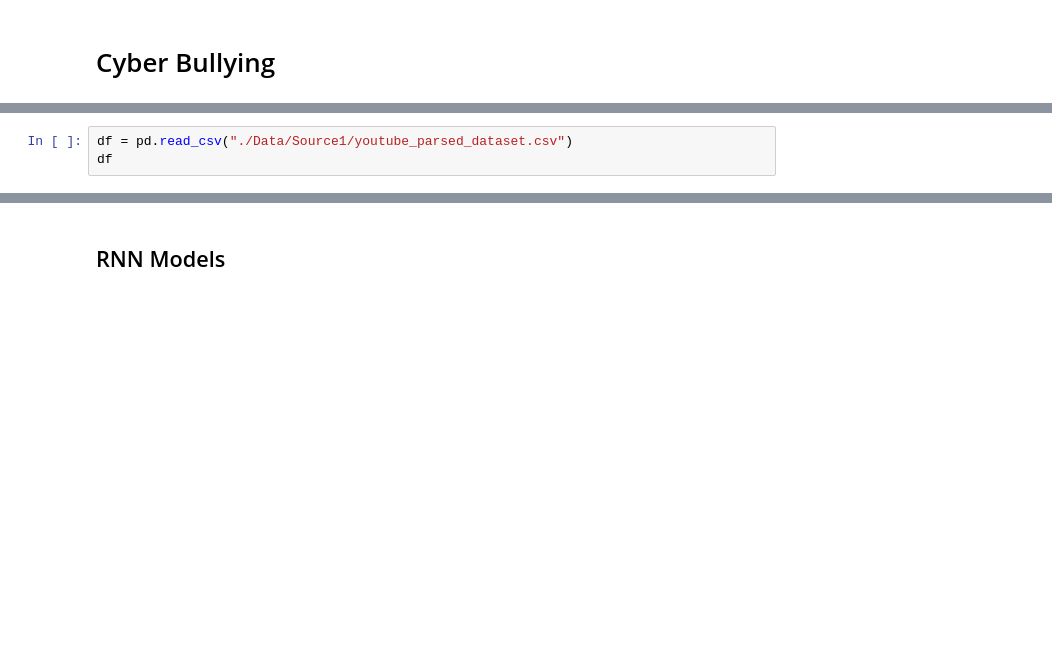
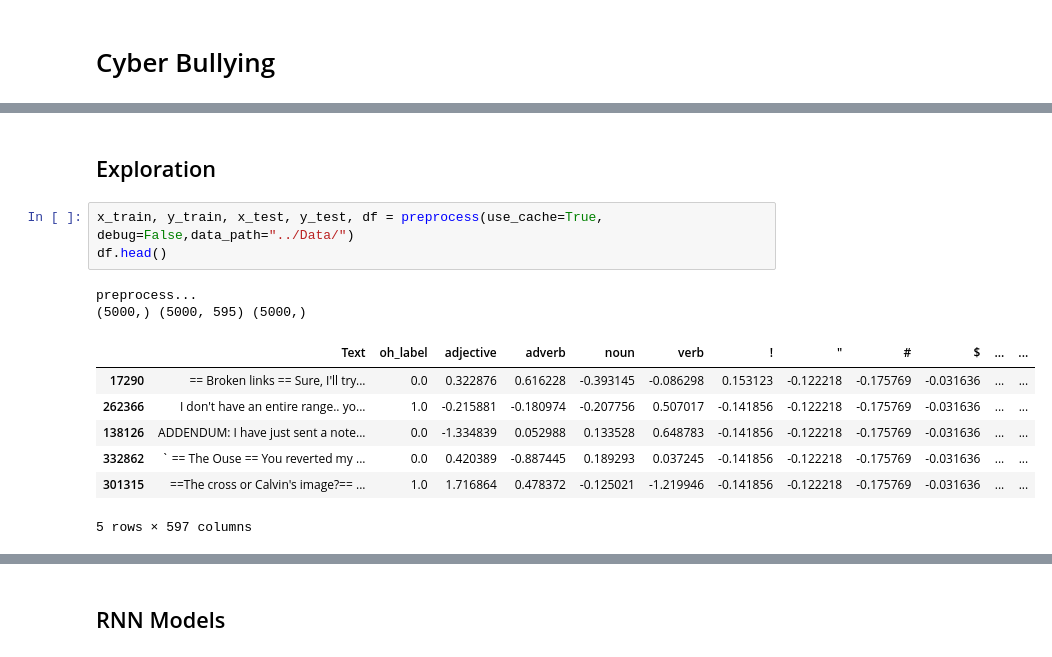
Before and after one commit to YD5463/CyberbullyingDetector, a Jupyter notebook: Notebooks/simple.ipynb, the cells around one changed output, grey strips where cells are left out. Saved outputs shown, nothing was run; the diff lists cells and outputs as text; blank space fills up the shorter version.

```diff
--- a/Notebooks/simple.ipynb
+++ b/Notebooks/simple.ipynb
@@ -319,3 +2,0 @@ print(classification_report(y_test, mlp_predictions))
-# %%
-df = pd.read_csv("./Data/Source1/youtube_parsed_dataset.csv")
-df
@@ -471,0 +263,15 @@ weighted avg       0.80      0.84      0.82      1144
+# %% [markdown]
+## Exploration
+# %%
+x_train, y_train, x_test, y_test, df = preprocess(use_cache=True, debug=False,data_path="../Data/")
+df.head()
+# %% [output]
+preprocess...
+(5000,) (5000, 595) (5000,)
+|  | Text | oh_label | adjective | adverb | noun | verb | ! | " | # | $ | ... | ... |
+| 17290 | == Broken links == Sure, I'll try... | 0.0 | 0.322876 | 0.616228 | -0.393145 | -0.086298 | 0.153123 | -0.122218 | -0.175769 | -0.031636 | ... | ... |
+| 262366 | I don't have an entire range.. yo... | 1.0 | -0.215881 | -0.180974 | -0.207756 | 0.507017 | -0.141856 | -0.122218 | -0.175769 | -0.031636 | ... | ... |
+| 138126 | ADDENDUM: I have just sent a note... | 0.0 | -1.334839 | 0.052988 | 0.133528 | 0.648783 | -0.141856 | -0.122218 | -0.175769 | -0.031636 | ... | ... |
+| 332862 | ` == The Ouse == You reverted my ... | 0.0 | 0.420389 | -0.887445 | 0.189293 | 0.037245 | -0.141856 | -0.122218 | -0.175769 | -0.031636 | ... | ... |
+| 301315 | ==The cross or Calvin's image?== ... | 1.0 | 1.716864 | 0.478372 | -0.125021 | -1.219946 | -0.141856 | -0.122218 | -0.175769 | -0.031636 | ... | ... |
+5 rows × 597 columns
```
Also changed, not shown: parts of 38 cells of this notebook, 6 other files.
